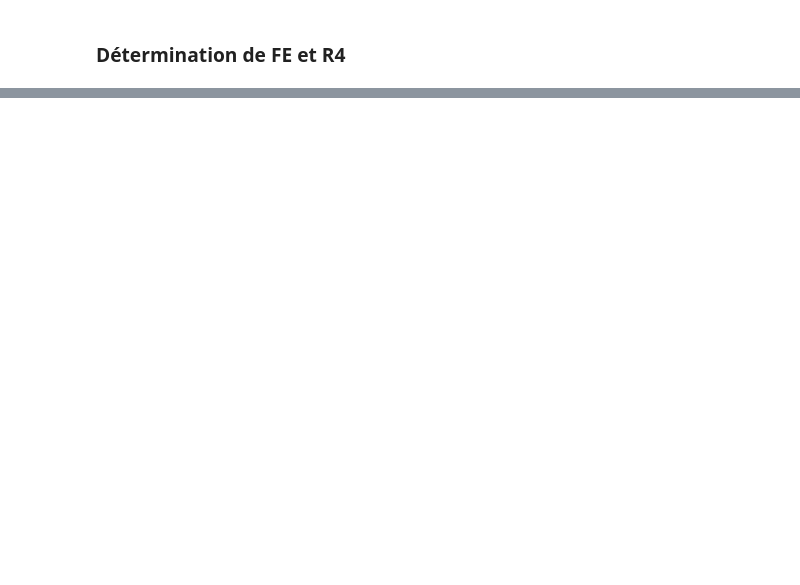
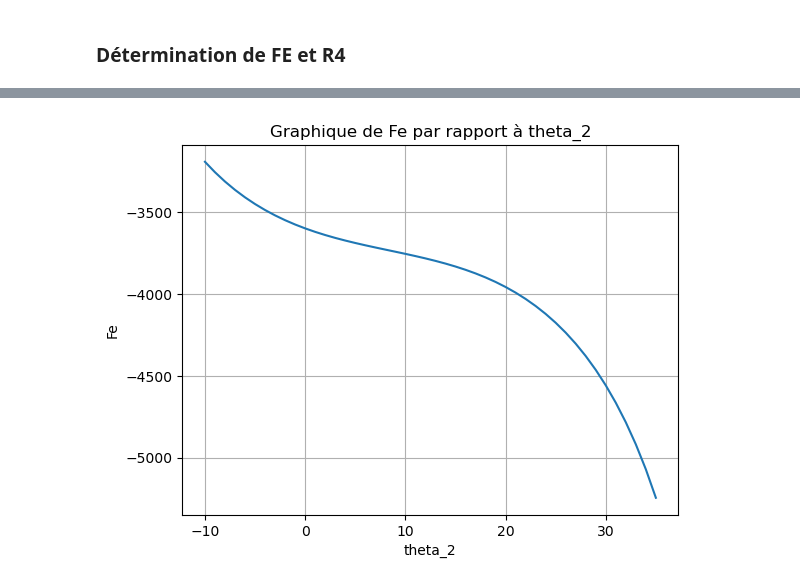
Before and after one commit to Paulciapello/Projet_CAO_L3, a Jupyter notebook: Calcul_Projet_CAO_L3 (1).ipynb, the cells around one changed output, grey strips where cells are left out. Drawn from its saved outputs; the diff is of its cells as text; code cells hidden in the pictures; blank space fills up the shorter version.

```diff
--- a/Calcul_Projet_CAO_L3 (1).ipynb
+++ b/Calcul_Projet_CAO_L3 (1).ipynb
@@ -191,0 +245,27 @@ Solution : Fe = 7249.784219195819 , y = -10900.732163671108
+# %%
+# Initialiser les listes
+th_2_list = []
+Fe_list = []
+
+# Boucle principale
+for i in range(-10, 36):
+    theta_2 = np.radians(i)
+    theta_4 = np.radians(calcul_theta4(theta_2))
+
+    A, B = calcul_matrie_vecteur(theta_2, theta_4)
+
+    solution = resoudre_systeme(A, B)
+    Fe, R4 = solution
+
+    th_2_list.append(i)
+    Fe_list.append(Fe)  # Assurez-vous que Fe est positif ou nul
+
+# Tracer le graphique
+plt.plot(th_2_list, Fe_list)
+plt.title('Graphique de Fe par rapport à theta_2')
+plt.xlabel('theta_2')
+plt.ylabel('Fe')
+plt.grid(True)
+plt.show()
+# %% [output]
+[figure, added]
```
Also changed, not shown: parts of 10 cells of this notebook.
